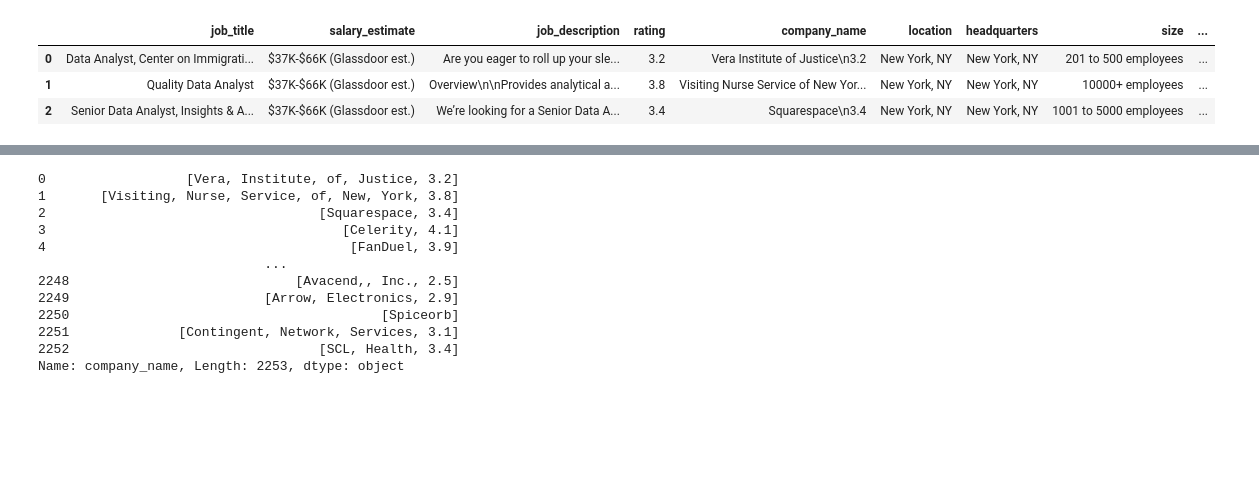
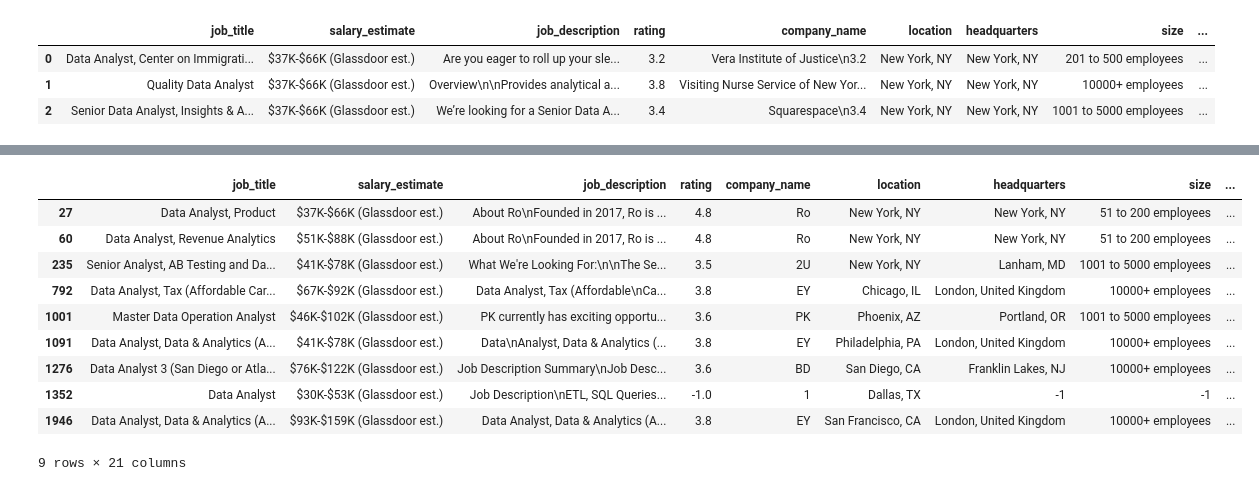
Before and after one commit to nomadtomas/dataAnalystJobMarket, a Jupyter notebook: DataAnalystEDA.ipynb, the cells around one changed output, grey strips where cells are left out. Drawn from its saved outputs; the diff is of its cells as text; code cells hidden in the pictures; blank space fills up the shorter version.

Commit message:
split some columns

```diff
--- a/DataAnalystEDA.ipynb
+++ b/DataAnalystEDA.ipynb
@@ -52,2 +55,5 @@ df['state'] = df['location'].apply(lambda x: x.split(',')[1].strip())
 df['state'] = df['state'].replace('Arapahoe','CO')
+# %%
+# removed ratings from company_name column
+df['company_name'] = df['company_name'].map(lambda x: str(x).split('\n')[0])
 # %%
@@ -178,15 +168,16 @@ df[df['sector'] != '-1']
 # %%
-df['company_name'].str.split()
+df['company_name'] = df['company_name'].map(lambda x: str(x).split('\n')[0])
-# %% [output]
-0                  [Vera, Institute, of, Justice, 3.2]
-1       [Visiting, Nurse, Service, of, New, York, 3.8]
-2                                   [Squarespace, 3.4]
-3                                      [Celerity, 4.1]
-4                                       [FanDuel, 3.9]
-                             ...
-2248                             [Avacend,, Inc., 2.5]
-2249                         [Arrow, Electronics, 2.9]
-2250                                        [Spiceorb]
-2251              [Contingent, Network, Services, 3.1]
-2252                                [SCL, Health, 3.4]
-Name: company_name, Length: 2253, dtype: object
+# %%
+df[df['company_name'].map(lambda x: len(x)<=2)]
+# %% [output]
+|  | job_title | salary_estimate | job_description | rating | company_name | location | headquarters | size | ... |
+| 27 | Data Analyst, Product | $37K-$66K (Glassdoor est.) | About Ro\nFounded in 2017, Ro is ... | 4.8 | Ro | New York, NY | New York, NY | 51 to 200 employees | ... |
+| 60 | Data Analyst, Revenue Analytics | $51K-$88K (Glassdoor est.) | About Ro\nFounded in 2017, Ro is ... | 4.8 | Ro | New York, NY | New York, NY | 51 to 200 employees | ... |
+| 235 | Senior Analyst, AB Testing and Da... | $41K-$78K (Glassdoor est.) | What We're Looking For:\n\nThe Se... | 3.5 | 2U | New York, NY | Lanham, MD | 1001 to 5000 employees | ... |
+| 792 | Data Analyst, Tax (Affordable Car... | $67K-$92K (Glassdoor est.) | Data Analyst, Tax (Affordable\nCa... | 3.8 | EY | Chicago, IL | London, United Kingdom | 10000+ employees | ... |
+| 1001 | Master Data Operation Analyst | $46K-$102K (Glassdoor est.) | PK currently has exciting opportu... | 3.6 | PK | Phoenix, AZ | Portland, OR | 1001 to 5000 employees | ... |
+| 1091 | Data Analyst, Data & Analytics (A... | $41K-$78K (Glassdoor est.) | Data\nAnalyst, Data & Analytics (... | 3.8 | EY | Philadelphia, PA | London, United Kingdom | 10000+ employees | ... |
+| 1276 | Data Analyst 3 (San Diego or Atla... | $76K-$122K (Glassdoor est.) | Job Description Summary\nJob Desc... | 3.6 | BD | San Diego, CA | Franklin Lakes, NJ | 10000+ employees | ... |
+| 1352 | Data Analyst | $30K-$53K (Glassdoor est.) | Job Description\nETL, SQL Queries... | -1.0 | 1 | Dallas, TX | -1 | -1 | ... |
+| 1946 | Data Analyst, Data & Analytics (A... | $93K-$159K (Glassdoor est.) | Data Analyst, Data & Analytics (A... | 3.8 | EY | San Francisco, CA | London, United Kingdom | 10000+ employees | ... |
+9 rows × 21 columns
```
Also changed, not shown: parts of 4 cells of this notebook.
